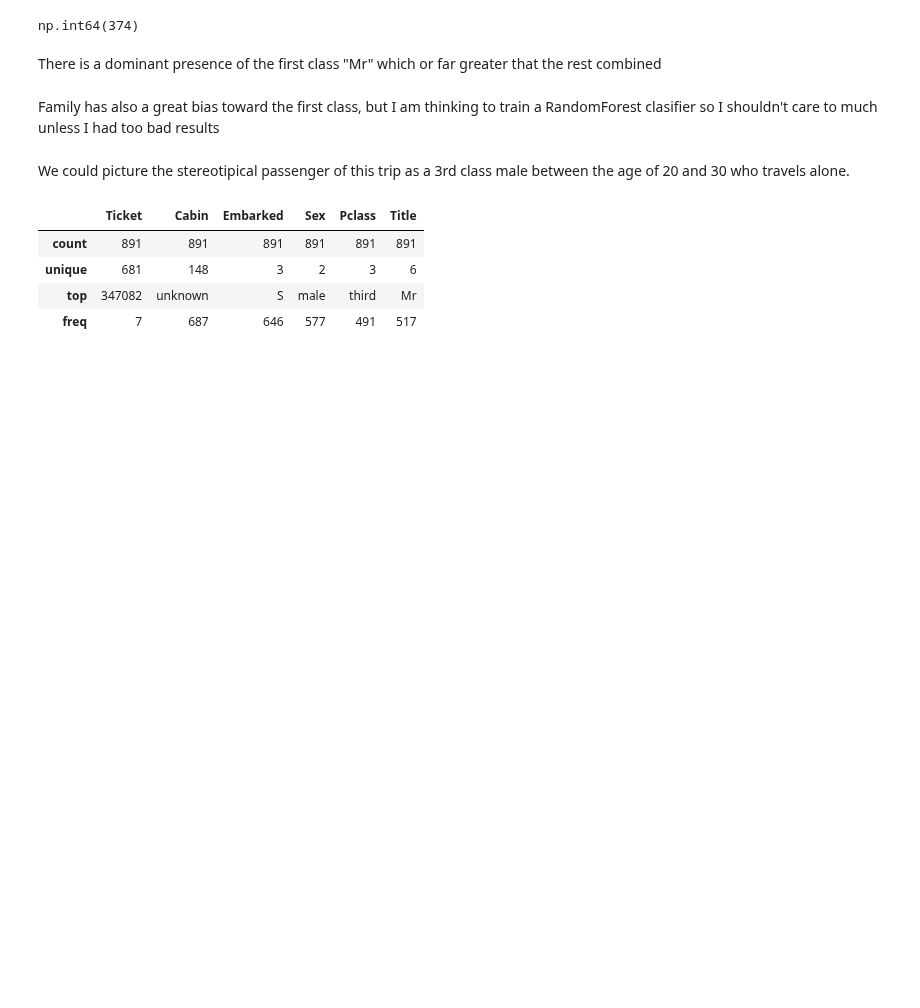
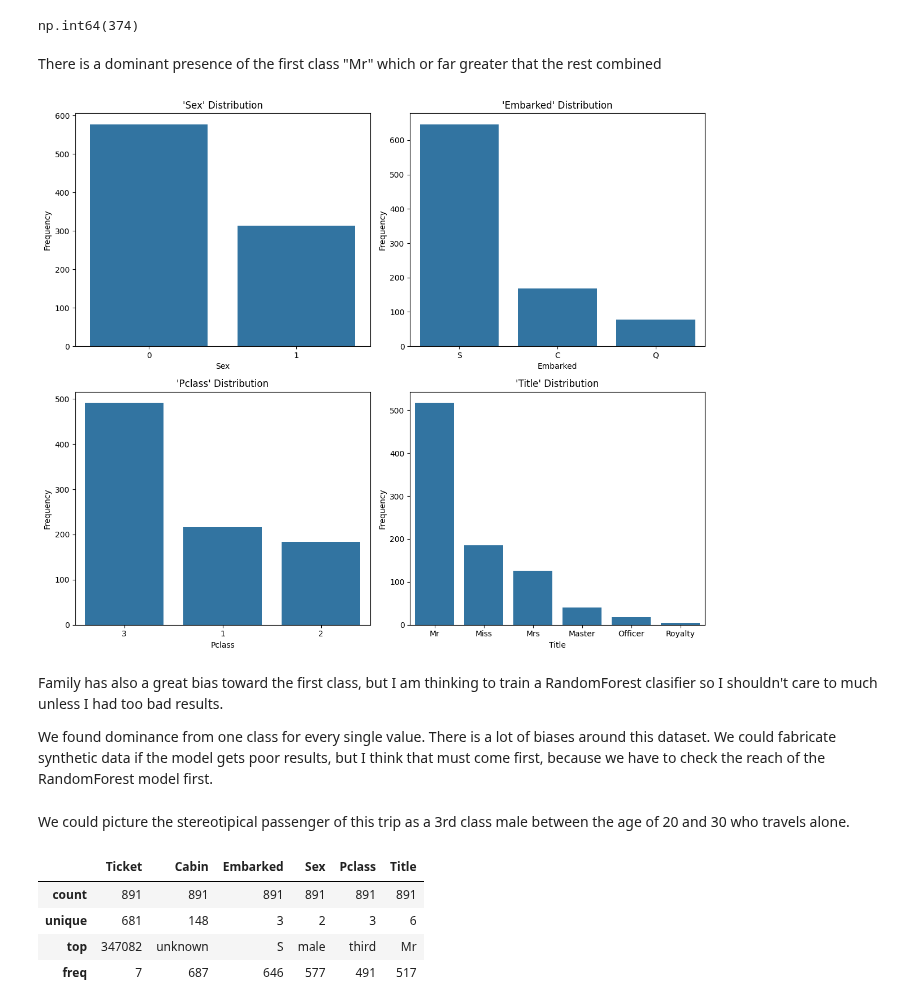
Before and after one commit to IngElecPuc/KaggleChallenges, a Jupyter notebook: titanic/titanic_eda.ipynb, the cells around one changed output. Cells and saved outputs as stored; diff of their text form; code cells hidden in the pictures; blank space fills up the shorter version.

```diff
--- a/titanic/titanic_eda.ipynb
+++ b/titanic/titanic_eda.ipynb
@@ -345,8 +319,42 @@ train_w.loc[train_w['Title'] != 'Mr'].value_counts().sum()
 np.int64(374)
 # %% [markdown]
 There is a dominant presence of the first class "Mr" which or far greater that the rest combined
+# %%
+fig, axs = plt.subplots(2, 2, figsize=(12, 10))
+
+sns.countplot(data=train_w, x='Sex',
+              order=train_w['Sex'].value_counts().index, ax=axs[0, 0])
+axs[0, 0].set_title("'Sex' Distribution")
+axs[0, 0].set_xlabel("Sex")
+axs[0, 0].set_ylabel("Frequency")
+
+sns.countplot(data=train_w, x='Embarked',
+              order=train_w['Embarked'].value_counts().index, ax=axs[0, 1])
+axs[0, 1].set_title("'Embarked' Distribution")
+axs[0, 1].set_xlabel("Embarked")
+axs[0, 1].set_ylabel("Frequency")
+
+sns.countplot(data=train_w, x='Pclass',
+              order=train_w['Pclass'].value_counts().index, ax=axs[1, 0])
+axs[1, 0].set_title("'Pclass' Distribution")
+axs[1, 0].set_xlabel("Pclass")
+axs[1, 0].set_ylabel("Frequency")
+
+sns.countplot(data=train_w, x='Title',
+              order=train_w['Title'].value_counts().index, ax=axs[1, 1])
+axs[1, 1].set_title("'Title' Distribution")
+axs[1, 1].set_xlabel("Title")
+axs[1, 1].set_ylabel("Frequency")
+
+fig.tight_layout()
+
+plt.show()
+# %% [output]
+[figure, new version]
 # %% [markdown]
-Family has also a great bias toward the first class, but I am thinking to train a RandomForest clasifier so I shouldn't care to much unless I had too bad results
+Family has also a great bias toward the first class, but I am thinking to train a RandomForest clasifier so I shouldn't care to much unless I had too bad results.
+
+We found dominance from one class for every single value. There is a lot of biases around this dataset. We could fabricate synthetic data if the model gets poor results, but I think that must come first, because we have to check the reach of the RandomForest model first.
 # %% [markdown]
 We could picture the stereotipical passenger of this trip as a 3rd class male between the age of 20 and 30 who travels alone.
 # %%
```
Also changed, not shown: parts of 14 cells of this notebook.
